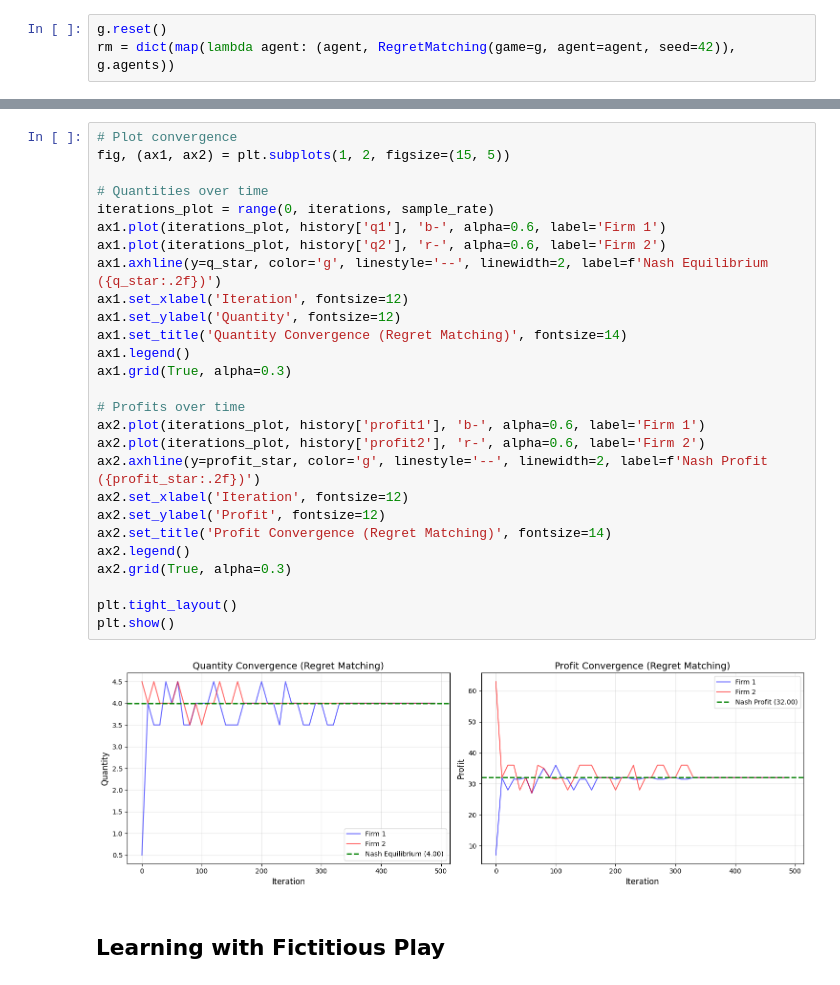
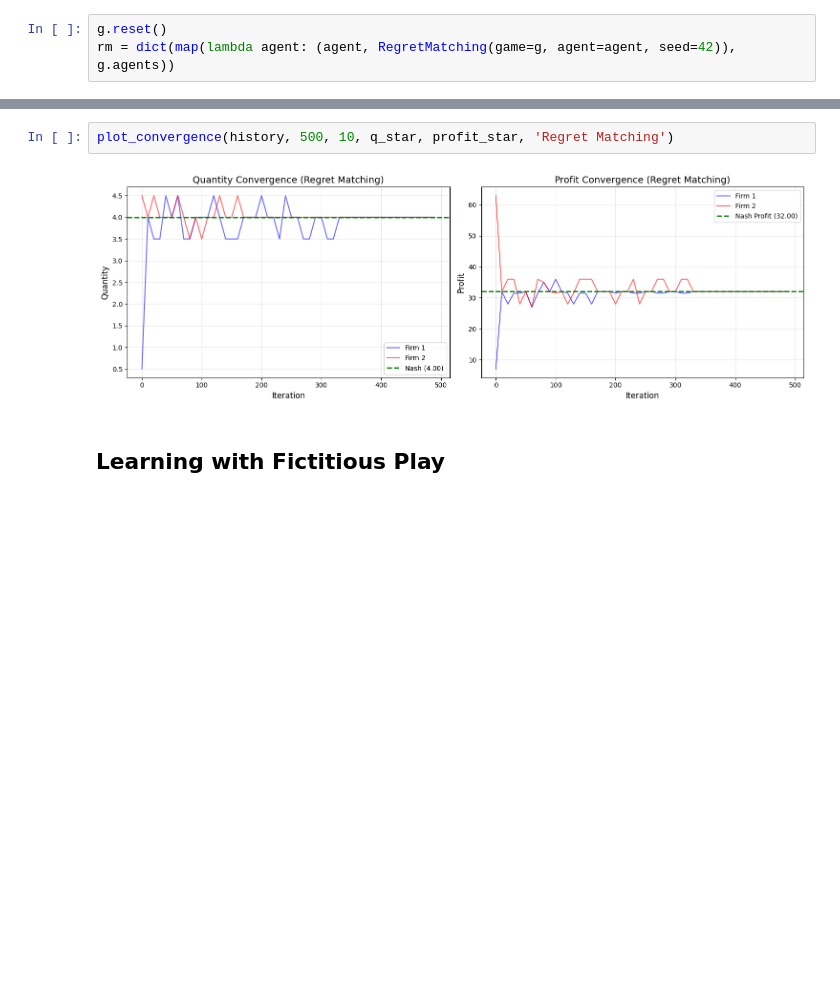
Before and after one commit to mmussio85/simultaneous-games, a Jupyter notebook: Cournot.ipynb, the cells around one changed output, grey strips where cells are left out. Drawn from its saved outputs; the diff is of its cells as text; blank space fills up the shorter version.

```diff
--- a/Cournot.ipynb
+++ b/Cournot.ipynb
@@ -118,32 +182,7 @@ agent_1: Most probable quantity = 4.0000 (Nash: 4.0000)
 # %%
-# Plot convergence
-fig, (ax1, ax2) = plt.subplots(1, 2, figsize=(15, 5))
-
-# Quantities over time
-iterations_plot = range(0, iterations, sample_rate)
-ax1.plot(iterations_plot, history['q1'], 'b-', alpha=0.6, label='Firm 1')
-ax1.plot(iterations_plot, history['q2'], 'r-', alpha=0.6, label='Firm 2')
-ax1.axhline(y=q_star, color='g', linestyle='--', linewidth=2, label=f'Nash Equilibrium ({q_star:.2f})')
-ax1.set_xlabel('Iteration', fontsize=12)
-ax1.set_ylabel('Quantity', fontsize=12)
-ax1.set_title('Quantity Convergence (Regret Matching)', fontsize=14)
-ax1.legend()
-ax1.grid(True, alpha=0.3)
-
-# Profits over time
-ax2.plot(iterations_plot, history['profit1'], 'b-', alpha=0.6, label='Firm 1')
-ax2.plot(iterations_plot, history['profit2'], 'r-', alpha=0.6, label='Firm 2')
-ax2.axhline(y=profit_star, color='g', linestyle='--', linewidth=2, label=f'Nash Profit ({profit_star:.2f})')
-ax2.set_xlabel('Iteration', fontsize=12)
-ax2.set_ylabel('Profit', fontsize=12)
-ax2.set_title('Profit Convergence (Regret Matching)', fontsize=14)
-ax2.legend()
-ax2.grid(True, alpha=0.3)
-
-plt.tight_layout()
-plt.show()
+plot_convergence(history, 500, 10, q_star, profit_star, 'Regret Matching')
 # %% [output]
-[figure, old version]
+[figure, new version]
 # %% [markdown]
 ## Learning with Fictitious Play
 # %%
```
Also changed, not shown: parts of 18 cells of this notebook.
